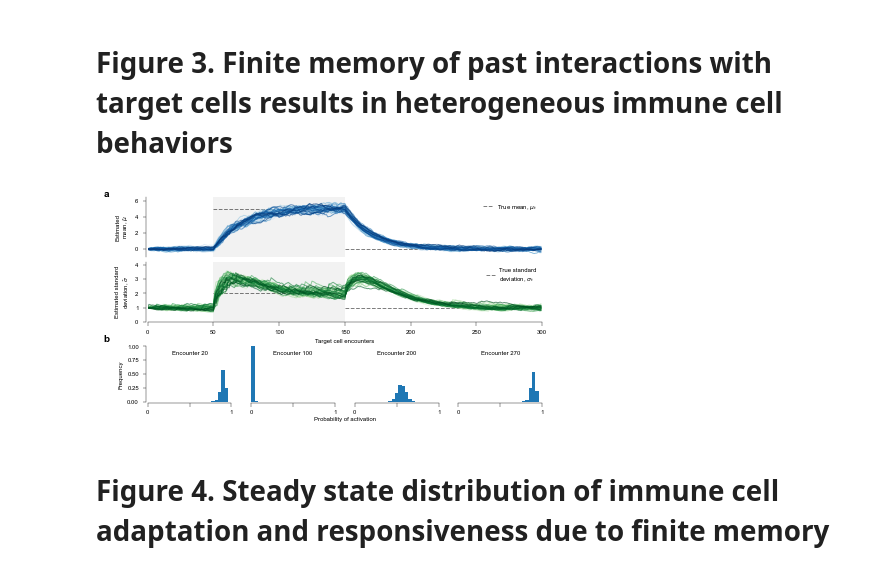
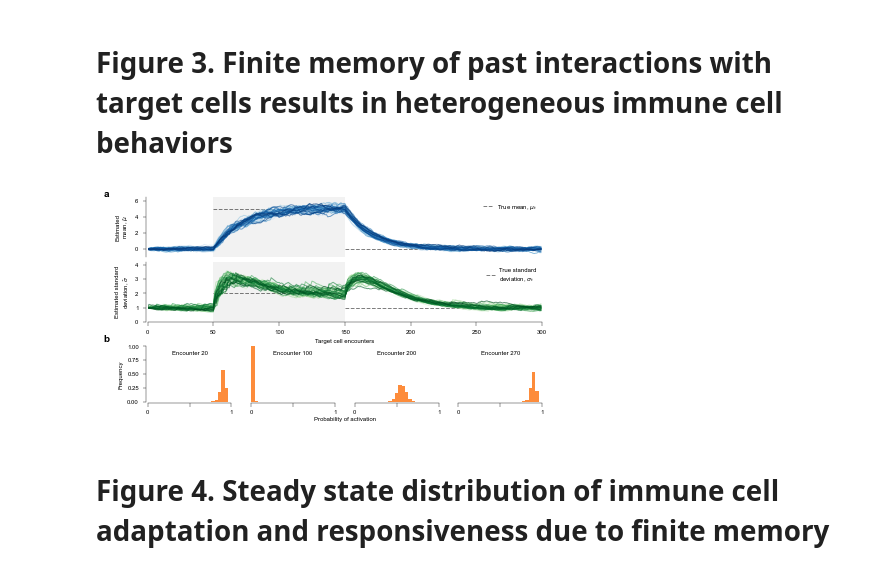
Before and after one commit to ywqin/paper-innate-immune-adaptation, a Jupyter notebook: figures.ipynb, the cells around one changed output. Drawn from its saved outputs; the diff is of its cells as text; code cells hidden in the pictures.

```diff
--- a/figures.ipynb
+++ b/figures.ipynb
@@ -648,36 +648,38 @@ ax6.spines['bottom'].set_position(('axes', -0.02))
 ax3.set_ylabel('Frequency')
 ax4.set_yticks([])
 ax5.set_yticks([])
 ax6.set_yticks([])
 
 binstep = 0.04
 bins = []
 for ibin in range(1+int(1.0/binstep)):
     bins.append(binstep*ibin)
 
 xbins = []
 for ibin in range(int(1.0/binstep)):
     xbins.append(binstep*ibin)
 
 # -----------------------------
 
 step_vals = [20, 100, 200, 270]
 axes = [ax3, ax4, ax5, ax6]
 
+poa_c = sns.color_palette('Oranges', n_colors=1)[0]
+
 for nstep, ax in zip(step_vals, axes):
     pointpoas = data.loc[data['Encounters'] == nstep]['Poa']
     statist = np.histogram(pointpoas, bins)[0]/num_cell
-    ax.bar(xbins, height=statist, width=binstep, align='edge')
+    ax.bar(xbins, height=statist, width=binstep, align='edge', fc=poa_c)
     ax.text(0.5, 0.85, 'Encounter %d' %
             nstep, ha='center', fontsize=LABEL_SIZE, color='k')
 
 # ----------------------
 fig.text(0.54, 0.02, POA_LABEL, ha='center')
-plt.savefig('fig3-adaptation-dynamic-population.pdf', format='pdf', dpi=300)
+plt.savefig('figs2-adaptation-dynamic-population.pdf', format='pdf', dpi=300)
 plt.show()
 plt.close()
 # %% [output]
-[figure, old version]
+[figure, new version]
 # %% [markdown]
 # Figure 4. Steady state distribution of immune cell adaptation and responsiveness due to finite memory
 # %% [markdown]
```
Also changed, not shown: parts of 3 cells of this notebook.
